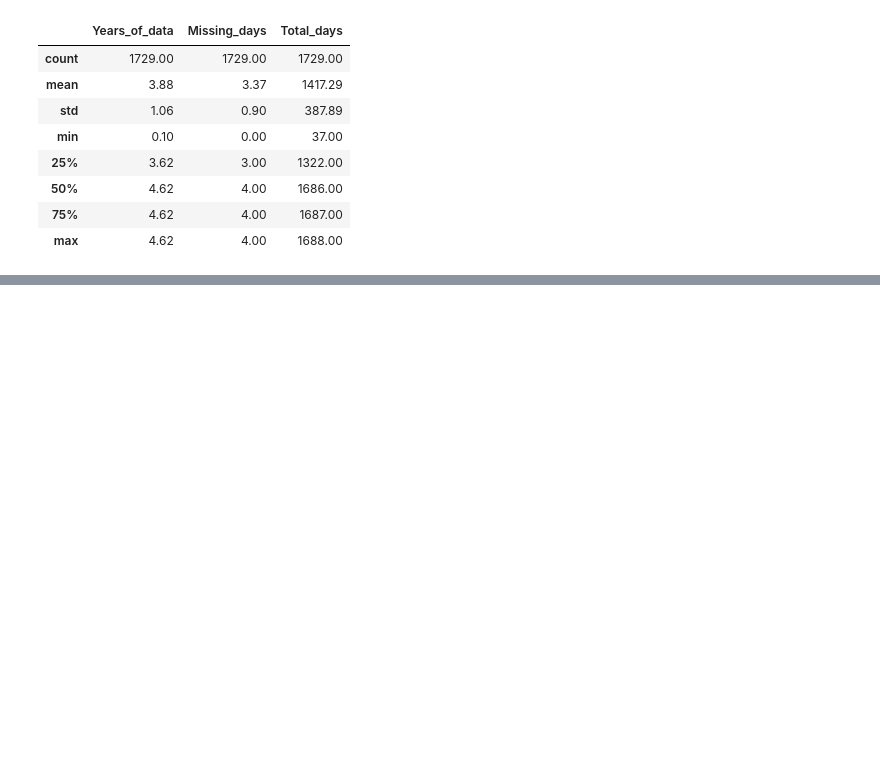
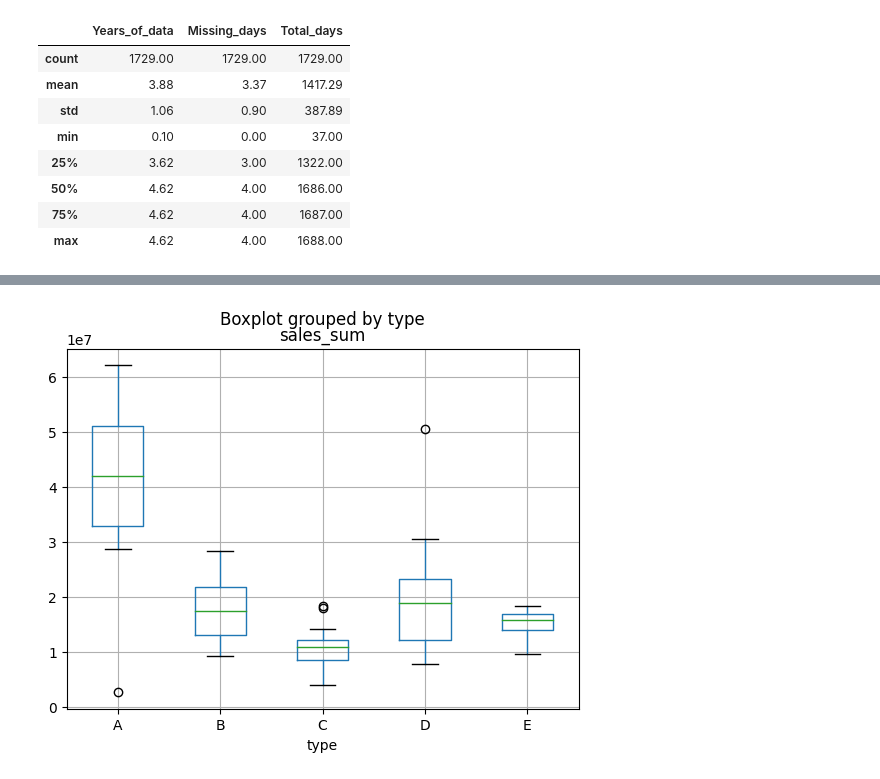
Before and after one commit to aishwarya-mm16/Store-sales-forecasting, a Jupyter notebook: EDA.ipynb, the cells around one changed output, grey strips where cells are left out. Saved outputs shown, nothing was run; the diff lists cells and outputs as text; code cells hidden in the pictures; blank space fills up the shorter version.

```diff
--- a/EDA.ipynb
+++ b/EDA.ipynb
@@ -426,0 +515,10 @@ comb_info_tb[['Years_of_data', 'Missing_days', 'Total_days']].describe()
+# %%
+# Adding column with top 5, top 10, top 20 (in terms of population) information for cities
+stores_proc = stores.copy()
+dict_city_pop = {'Quito': 1, 'Riobamba': 11, 'Guayaquil': 2, 'Ibarra':12, 'Cuenca': 3,
+'Esmeraldas':13, 'Santo Domingo': 4, 'Quevedo': 14, 'Ambato': 5, 'Latacunga': 15, 'Portoviejo': 6,
+'Milagro': 16, 'Durán': 7, 'Santa Elena': 17, 'Machala	El Oro': 8, 'Babahoyo': 18, 'Loja': 9,
+'Daule': 19, 'Manta':10, 'Quinindé': 20}
+stores_proc['population'] = stores_proc['city'].map(lambda x: dict_city_pop.get(x, '>20'))
+stores_proc['population'] = stores_proc['population'].astype(str)
+stores_proc.head()
@@ -426,0 +532,5 @@ comb_info_tb[['Years_of_data', 'Missing_days', 'Total_days']].describe()
+# %%
+stores_proc = stores_proc.merge(
+    train_proc.groupby('store_nbr')['sales'].sum().reset_index().rename(
+        columns={'sales': 'sales_sum'}), on='store_nbr', how='left')
+stores_proc.head()
@@ -426,0 +544,7 @@ comb_info_tb[['Years_of_data', 'Missing_days', 'Total_days']].describe()
+# %%
+plt.close('all')
+stores_proc.boxplot(column='sales_sum', by='type')
+# A has stores with high sales sum, B, C, D, E kind of overlap
+plt.show()
+# %% [output]
+[figure, added]
```
Also changed, not shown: parts of 31 cells of this notebook.
